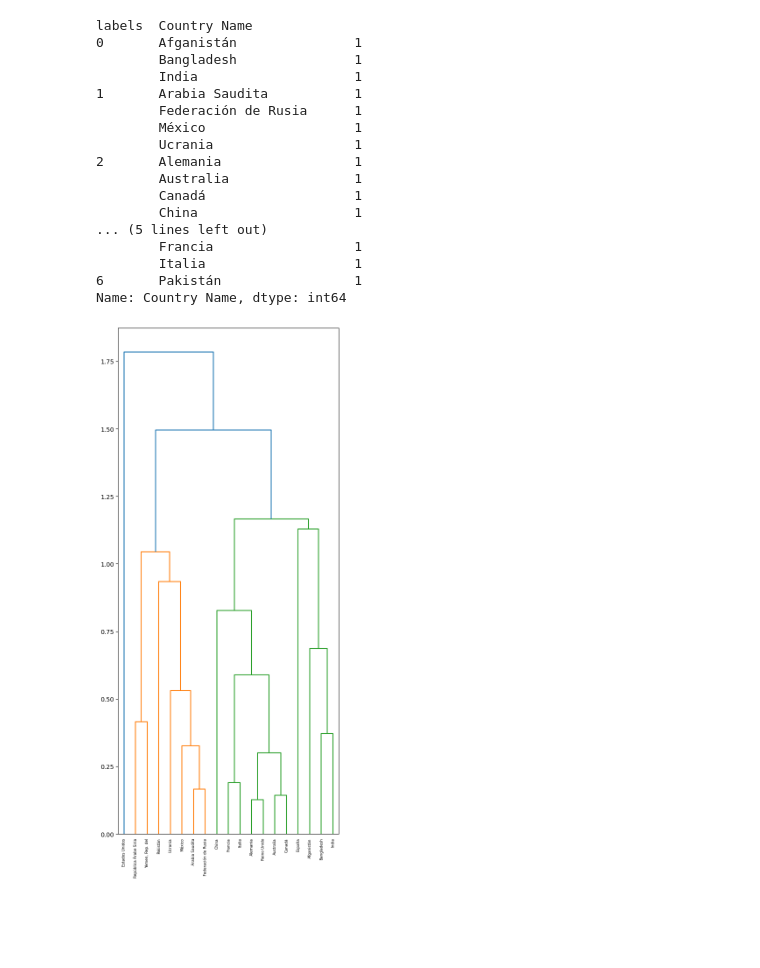
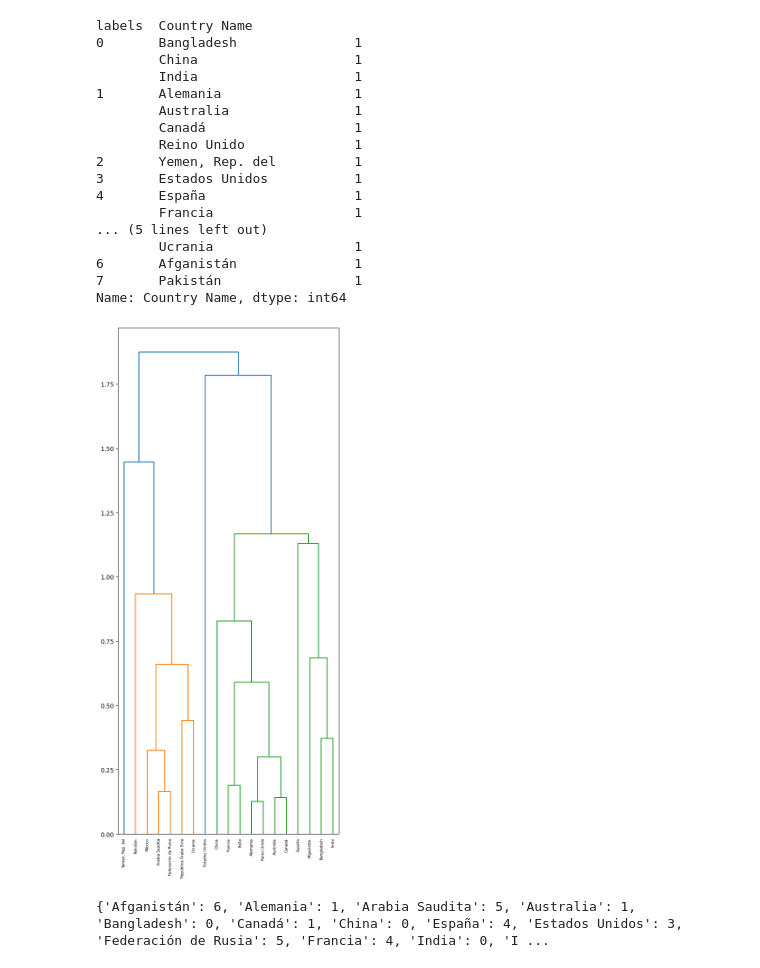
Before and after one commit to CharlyTrejo/DataScience-TeamProject, a Jupyter notebook: ML/ml_unsupervised_Kmeans_v2.ipynb, the cells around one changed output. Cells and saved outputs as stored; diff of their text form; code cells hidden in the pictures; blank space fills up the shorter version.

```diff
--- a/ML/ml_unsupervised_Kmeans_v2.ipynb
+++ b/ML/ml_unsupervised_Kmeans_v2.ipynb
@@ -107,7 +107,8 @@ def func_groupby(df):
 #Funciones para ejecutar modelo no supervisado
 def func_scaler(df):
     #Escalado de todos los features Min_Max scaler
-    X_in = df.drop(["Fecha_Numerico","Country Name"],axis=1).values
+    #X_in = df.drop(["Fecha_Numerico","Country Name"],axis=1).values
+    X_in = df.drop(["Country Name"],axis=1).values
     # Import MinMaxScaler
     from sklearn.preprocessing import MinMaxScaler
     # Instantiate MinMaxScaler
@@ -134,7 +135,7 @@ def func_scaler_standard(df):
 
 def func_clusters(X_in,number_of_clusters):
     from sklearn.cluster import KMeans
-    kmeans=KMeans(n_clusters=number_of_clusters,random_state=0)
+    kmeans=KMeans(n_clusters=number_of_clusters,random_state=32,init='k-means++')
     kmeans.fit(X_in)
     centroids = kmeans.cluster_centers_
     labels = kmeans.labels_
@@ -150,7 +151,7 @@ def elbow_metodo(df,c_min,c_max):
     K = np.arange(c_min,c_max)
     for k in K:
         # Definimos y entrenamos el modelo
-        km = KMeans(n_clusters=k)
+        km = KMeans(n_clusters=k,random_state=32,init='k-means++')
         km = km.fit(X)
 
         # Calculamos la distancia media y agregamos a la lista
@@ -177,9 +178,9 @@ def silhouette_metodo(df,c_min,c_max):
     X = func_scaler(df)
     K = np.arange(c_min,c_max)
     # Entrenamos un modelo para cada número de cluster que queremos testear
-    for k in range(c_min,c_max):
+    for k in K:
         # Definimos y entrenamos el modelo
-        km = KMeans(n_clusters=k)
+        km = KMeans(n_clusters=k,random_state=32,init='k-means++')
         km = km.fit(X)
 
         # Tomamos las etiquetas
@@ -255,16 +259,23 @@ Name: Country Name, dtype: int64
 # %%
 #Calculo promedio últimos 5 años
-start = '2015'
-stop = '2020'
-start = convert_year_to_ordinal(start)
-stop = convert_year_to_ordinal(stop)
-dfm_ml_range = dfm_ml[(dfm_ml.Fecha_Numerico>=start)&(dfm_ml.Fecha_Numerico<=stop)]
-dfm_ml_range = dfm_ml_range.groupby('Country Name', as_index=False)["Net Migration","PIB per Capita","Total Unemployment (%)","human_development_index","Fecha_Numerico","country_code_c"].mean()
+def calculate_mean_df(df,start,stop):
+    start = convert_year_to_ordinal(start)
+    stop = convert_year_to_ordinal(stop)
+    df_range = df[(df.Fecha_Numerico>=start)&(df.Fecha_Numerico<=stop)]
+    df_range = df_range.groupby('Country Name', as_index=False)["Net Migration","PIB per Capita","Total Unemployment (%)","human_development_index","Fecha_Numerico","country_code_c"].mean()
+    return df_range
+
+dfm_ml_range = calculate_mean_df(dfm_ml,start ='2015',stop = '2020')
+
+#Ejecucuión funciones
 elbow_metodo(dfm_ml_range,2,14)
 silhouette_metodo (dfm_ml_range,2,14)
 X = func_scaler(dfm_ml_range)
-labels, centroids = func_clusters(X,7)
+labels, centroids = func_clusters(X,8)
 dfm_ml_range = add_labels(dfm_ml_range,labels)
 df_group_range = func_groupby(dfm_ml_range)
 hiercluster(X,dfm_ml_range)
+#se crea diccionario para luego añadir al Dtaframe de la regresión lineal
+dict_cluster_country = dict(zip(dfm_ml_range["Country Name"], dfm_ml_range["labels"]))
+print(dict_cluster_country)
 # %% [output]
@@ -273,18 +284,19 @@ hiercluster(X,dfm_ml_range)
 labels  Country Name
-0       Afganistán               1
-        Bangladesh               1
+0       Bangladesh               1
+        China                    1
         India                    1
-1       Arabia Saudita           1
-        Federación de Rusia      1
-        México                   1
-        Ucrania                  1
-2       Alemania                 1
+1       Alemania                 1
         Australia                1
         Canadá                   1
-        China                    1
+        Reino Unido              1
+2       Yemen, Rep. del          1
+3       Estados Unidos           1
+4       España                   1
+        Francia                  1
 ... (5 lines left out)
-        Francia                  1
-        Italia                   1
-6       Pakistán                 1
+        Ucrania                  1
+6       Afganistán               1
+7       Pakistán                 1
 Name: Country Name, dtype: int64
-[figure, old version]
+[figure, new version]
+{'Afganistán': 6, 'Alemania': 1, 'Arabia Saudita': 5, 'Australia': 1, 'Bangladesh': 0, 'Canadá': 1, 'China': 0, 'España': 4, 'Estados Unidos': 3, 'Federación de Rusia': 5, 'Francia': 4, 'India': 0, 'I ...
```
Also changed, not shown: parts of 7 cells of this notebook, 1 other file.
